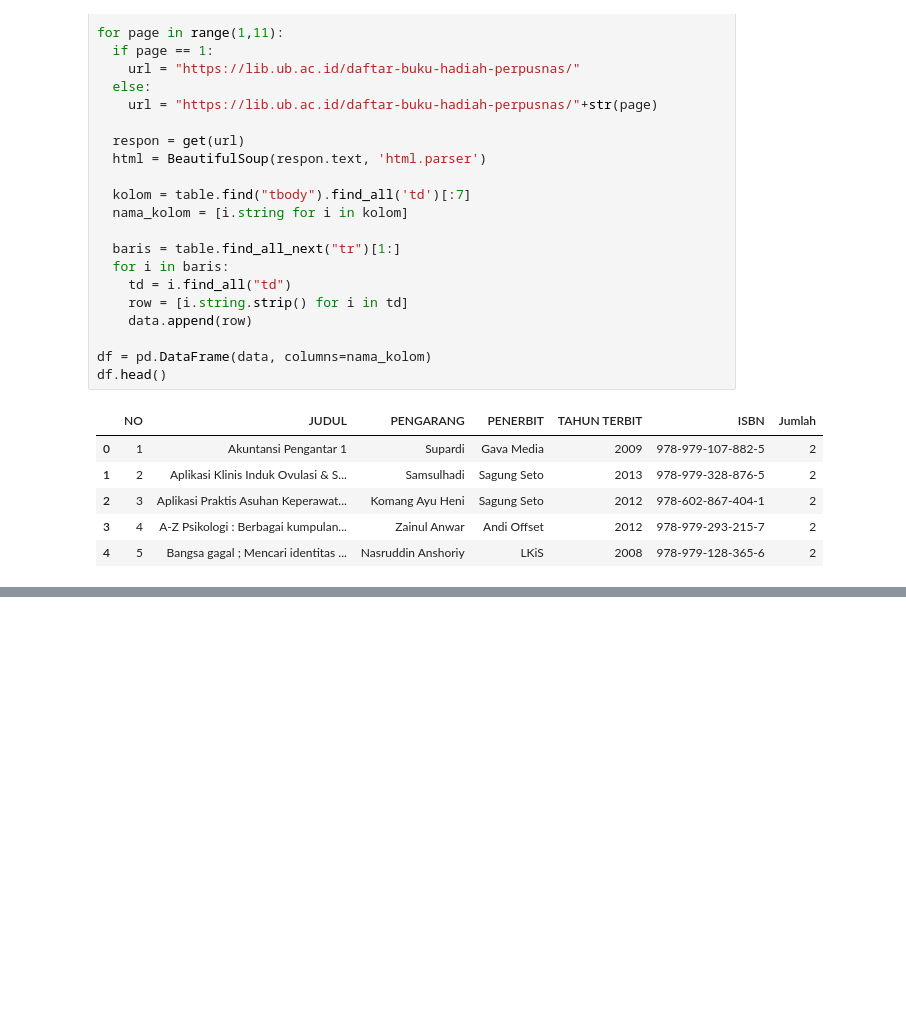
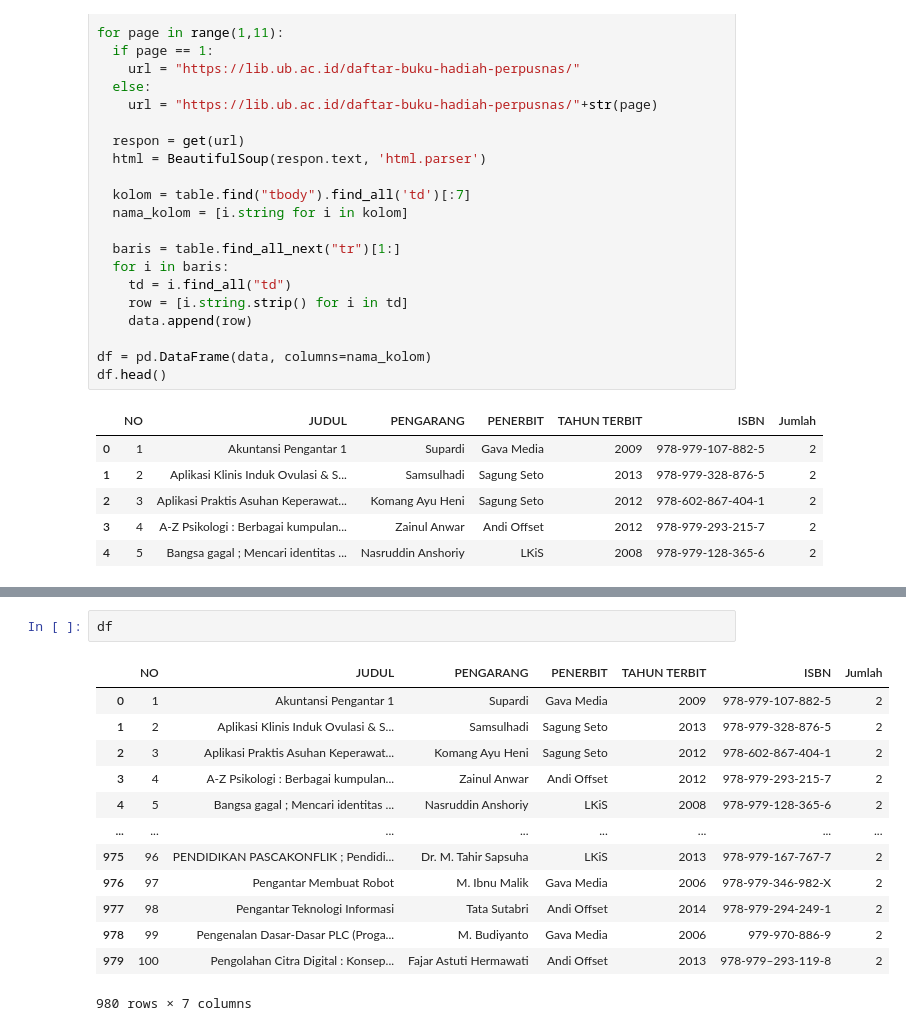
Before and after one commit to setyo-dwi-pratama/webscraping-python, a Jupyter notebook: Scraping_table_buku_perpurnas.ipynb, the cells around one changed output, grey strips where cells are left out. Drawn from its saved outputs; the diff is of its cells as text; blank space fills up the shorter version.

```diff
--- a/Scraping_table_buku_perpurnas.ipynb
+++ b/Scraping_table_buku_perpurnas.ipynb
@@ -284,0 +302,16 @@ df.head()
+# %%
+df
+# %% [output]
+|  | NO | JUDUL | PENGARANG | PENERBIT | TAHUN TERBIT | ISBN | Jumlah |
+| 0 | 1 | Akuntansi Pengantar 1 | Supardi | Gava Media | 2009 | 978-979-107-882-5 | 2 |
+| 1 | 2 | Aplikasi Klinis Induk Ovulasi & S... | Samsulhadi | Sagung Seto | 2013 | 978-979-328-876-5 | 2 |
+| 2 | 3 | Aplikasi Praktis Asuhan Keperawat... | Komang Ayu Heni | Sagung Seto | 2012 | 978-602-867-404-1 | 2 |
+| 3 | 4 | A-Z Psikologi : Berbagai kumpulan... | Zainul Anwar | Andi Offset | 2012 | 978-979-293-215-7 | 2 |
+| 4 | 5 | Bangsa gagal ; Mencari identitas ... | Nasruddin Anshoriy | LKiS | 2008 | 978-979-128-365-6 | 2 |
+| ... | ... | ... | ... | ... | ... | ... | ... |
+| 975 | 96 | PENDIDIKAN PASCAKONFLIK ; Pendidi... | Dr. M. Tahir Sapsuha | LKiS | 2013 | 978-979-167-767-7 | 2 |
+| 976 | 97 | Pengantar Membuat Robot | M. Ibnu Malik | Gava Media | 2006 | 978-979-346-982-X | 2 |
+| 977 | 98 | Pengantar Teknologi Informasi | Tata Sutabri | Andi Offset | 2014 | 978-979-294-249-1 | 2 |
+| 978 | 99 | Pengenalan Dasar-Dasar PLC (Proga... | M. Budiyanto | Gava Media | 2006 | 979-970-886-9 | 2 |
+| 979 | 100 | Pengolahan Citra Digital : Konsep... | Fajar Astuti Hermawati | Andi Offset | 2013 | 978-979–293-119-8 | 2 |
+980 rows × 7 columns
```
Also changed, not shown: parts of 1 cell of this notebook.
